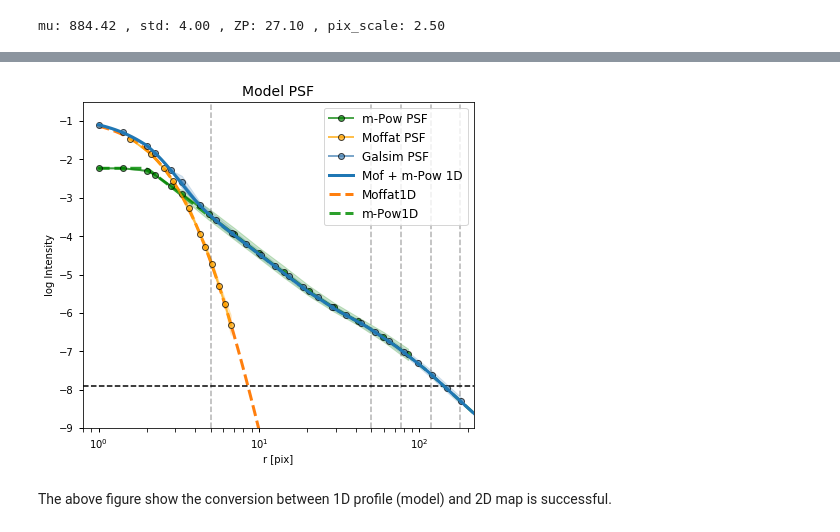
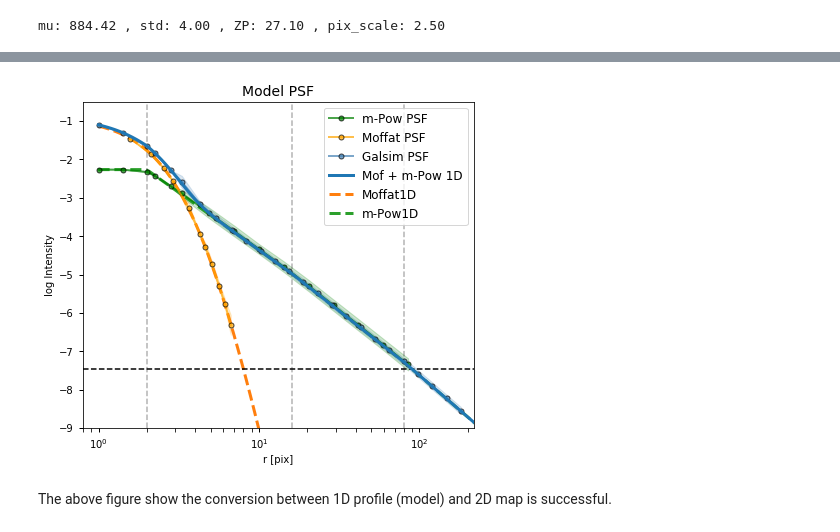
Before and after one commit to qliu4676/elderflower, a Jupyter notebook: demos/Run_Nested_Fitting_Galsim_demo_multi-pow_v2.ipynb, the cells around one changed output, grey strips where cells are left out. Saved outputs shown, nothing was run; the diff lists cells and outputs as text; code cells hidden in the pictures.

```diff
--- a/demos/Run_Nested_Fitting_Galsim_demo_multi-pow_v2.ipynb
+++ b/demos/Run_Nested_Fitting_Galsim_demo_multi-pow_v2.ipynb
@@ -74,11 +56,11 @@ fwhm = 2.28 * pix_scale                         # moffat fwhm, in arcsec
 gamma = fwhm / 2. / np.sqrt(2**(1./beta_psf)-1)  # moffat core width, in arcsec
 gamma_pix = gamma / pix_scale                    # moffat core width, in pix
 
-n0 = 3.2                    # true power index
-n_s = [n0, 2.7, 2.3, 2.8, 3.3, 3.8]
+n0 = 3                    # true power index
+n_s = [n0, 3.3, 3.6]
 frac = 0.2                 # fraction of power law component
 theta_0 = 5.               # radius at which power law is flattened, in arcsec
-theta_s = np.append([theta_0], np.logspace(np.log10(50),np.log10(275),5))  # transition radius in arcsec
+theta_s = np.append([theta_0], np.logspace(np.log10(40),np.log10(200),2))  # transition radius in arcsec
 
 theta_0_pix = theta_0/pix_scale          # flattened radius, in pix
 theta_s_pix = theta_s/pix_scale
@@ -87,7 +69,7 @@ print("theta (pix): ", theta_s_pix)
 theta_0_psf_pix = theta_0/psf_pix_scale  # trans radius of psf, in pix
 a_psf = (theta_0_psf_pix)**n0            # normalization of psf
 
-noise_variance = 1e-2                      # sky variance
+noise_variance = 1e-2                         # sky variance
 mu = 884                                   # sky mean
 sigma = np.sqrt(noise_variance)            # sky stddev
 
@@ -121,14 +83,14 @@ for theta in theta_s_pix:
 # Distribution
 ############################################
 
-n_star = 300
+n_star = 200
 
 # Generate Grid
 yy, xx = np.mgrid[:image_size, :image_size]
 cen = ((image_size-1)/2., (image_size-1)/2.)
 
 # Generate randomn star positions
-np.random.seed(12345)
+np.random.seed(626)
 star_pos = (image_size-2) * np.random.random(size=(n_star,2)) + 1
 
 # Read SE measurement based on APASS
@@ -136,7 +98,7 @@ SE_cat_full = Table.read("./SE_APASS/coadd_SloanR_NGC_5907.cat", format="ascii.s
 Flux_Auto_SE = SE_cat_full[(SE_cat_full.FLAGS<8)]["FLUX_AUTO"]
 
 # Star flux sampling from SE catalog
-np.random.seed(88)
+np.random.seed(888)
 Flux = Flux_Auto_SE.sample(n=n_star).values
 
 # Convert Flux to Astropy Moffat Amplitude (pixel)
@@ -146,7 +108,7 @@ Amps = np.array([moffat2d_Flux2Amp(gamma_pix, beta_psf, Flux=(1-frac)*F) for F i
 # actual PSF, noise level, and magnitude distribution of stars.
 # Non-bright stars are rendered with moffat only in advance.
 # Very bright stars are rendered in real space.
-F_bright = 2e3
+F_bright = 3e3
 F_verybright = 8e4
 bright = Flux > F_bright
 verybright = Flux > F_verybright
@@ -169,13 +131,13 @@ else:
 
     p_map2d = partial(map2d, xx=xx, yy=yy)
 
-if draw:
-    import seaborn as sns
-    sns.distplot(np.log10(Amps),label="log Amp (tot)")
-    sns.distplot(np.log10(Flux),label="log Flux (tot)")
-    sns.distplot(np.log10(frac*Flux),label="log Flux (pow)")
-    plt.axvline(np.log10(F_bright), color="orange", ls="-",alpha=0.6)
-    plt.axvline(np.log10(F_verybright), color="orange", ls="--",alpha=0.8)
-    plt.title("Flux & Amp from $create{\_}APASS{\_}photometric$")
-    plt.legend()
+# if draw:
+#     import seaborn as sns
+#     sns.distplot(np.log10(Amps),label="log Amp (tot)")
+#     sns.distplot(np.log10(Flux),label="log Flux (tot)")
+#     sns.distplot(np.log10(frac*Flux),label="log Flux (pow)")
+#     plt.axvline(np.log10(F_bright), color="orange", ls="-",alpha=0.6)
+#     plt.axvline(np.log10(F_verybright), color="orange", ls="--",alpha=0.8)
+#     plt.title("Flux & Amp from $create{\_}APASS{\_}photometric$")
+#     plt.legend()
 # %% [output]
@@ -192,6 +153,7 @@ def Generate_PSF_mpow_Galsim(contrast, n_s=n_s, theta_s=theta_s,
                              psf_scale=psf_pix_scale, psf_size=None,
                              min_psf_size=None, max_psf_size=None,
                              x_interpolant="linear", k_interpolant="linear"):
+    """ theta_s in arcsec """
     if psf_size is None:
         a_psf = (theta_s[0]/psf_scale)**n_s[0]
         opt_psf_size = 2 * int((contrast * a_psf) ** (1./n_s[0]))
@@ -232,38 +194,35 @@ if draw:
 
     r_rbin, z_rbin, logzerr_rbin = cal_profile_1d(frac*img_mpow_2, pix_scale=pix_scale, seeing=2.5,
                                                   core_undersample=True, color="g",
                                                   xunit="pix", yunit="intensity", label="m-Pow PSF")
     r_rbin, z_rbin, logzerr_rbin = cal_profile_1d((1-frac)*img_mof, pix_scale=pix_scale, seeing=2.5,
                                                   core_undersample=True, color="orange",
                                                   xunit="pix", yunit="intensity", label="Moffat PSF")
     r_rbin, z_rbin, logzerr_rbin = cal_profile_1d(img_gs_2, pix_scale=pix_scale, seeing=2.5,
                                                   core_undersample=True,
                                                   xunit="pix", yunit="intensity", label="Galsim PSF")
 
     r = np.logspace(0, np.log10(image_size), 100)
 
     c_mof2Dto1D = C_mof2Dto1D(gamma_pix, beta_psf)
     comp1 = moffat1d_normed(r, gamma=gamma_pix, alpha=beta_psf) / c_mof2Dto1D
 
     c_mpow2Dto1D = C_mpow2Dto1D(n_s, theta_s_pix)
     comp2 = multi_power1d_normed(r, n_s, theta_s_pix) / c_mpow2Dto1D
 
 
     plt.plot(r, np.log10((1-frac) * comp1 + comp2 * frac), ls="-", lw=3, label="Mof + m-Pow 1D",zorder=5)
     plt.plot(r, np.log10((1-frac) * comp1), ls="--", lw=3, label="Moffat1D",zorder=1)
     plt.plot(r, np.log10(comp2 * frac), ls="--",lw=3,  label="m-Pow1D")
 
-    for theta in theta_s:
+    for theta in theta_s_pix:
         plt.axvline(theta, ls="--", color="k",alpha=0.3)
     plt.title("Model PSF",fontsize=14)
-    plt.axhline(np.log10(img_gs_2.max()/(Amps.max()/sigma*3)),color="k",ls="--")
+    plt.axhline(np.log10(comp1.max()/(Amps.max()/sigma*3)),color="k",ls="--")
 
     plt.legend(loc=1, fontsize=12)
     plt.ylim(-9, -0.5)
-    if save:
-        plt.savefig("%s/Model.png"%dir_name,dpi=150)
-        plt.close()
 # %% [output]
-[figure, old version]
+[figure, new version]
 # %% [markdown]
 The above figure show the conversion between 1D profile (model) and 2D map is successful.
```
Also changed, not shown: parts of 18 cells of this notebook, 1 other file.
